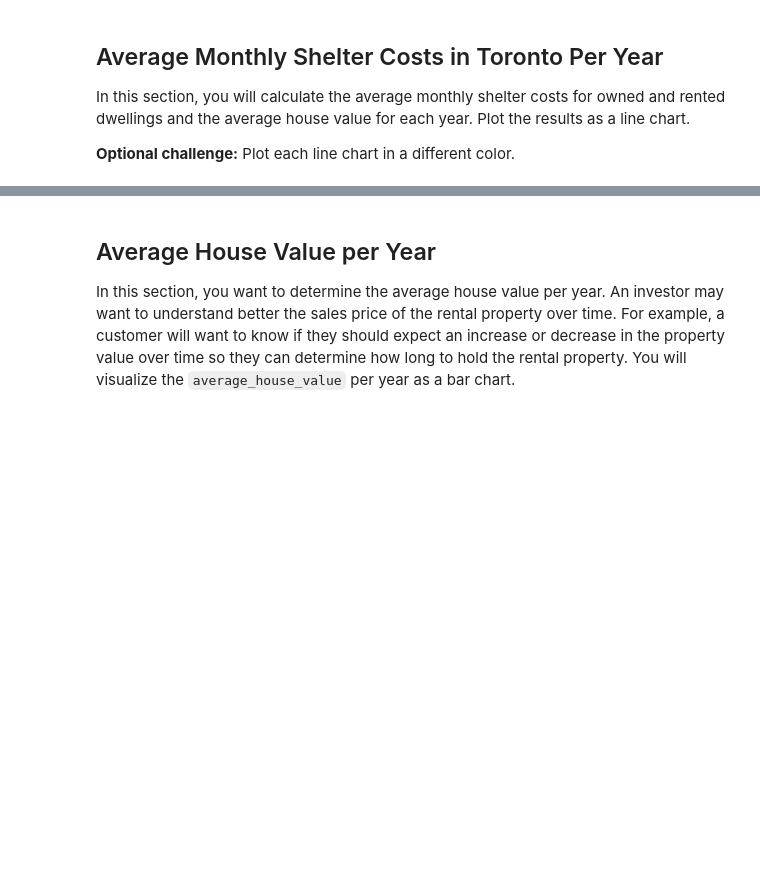
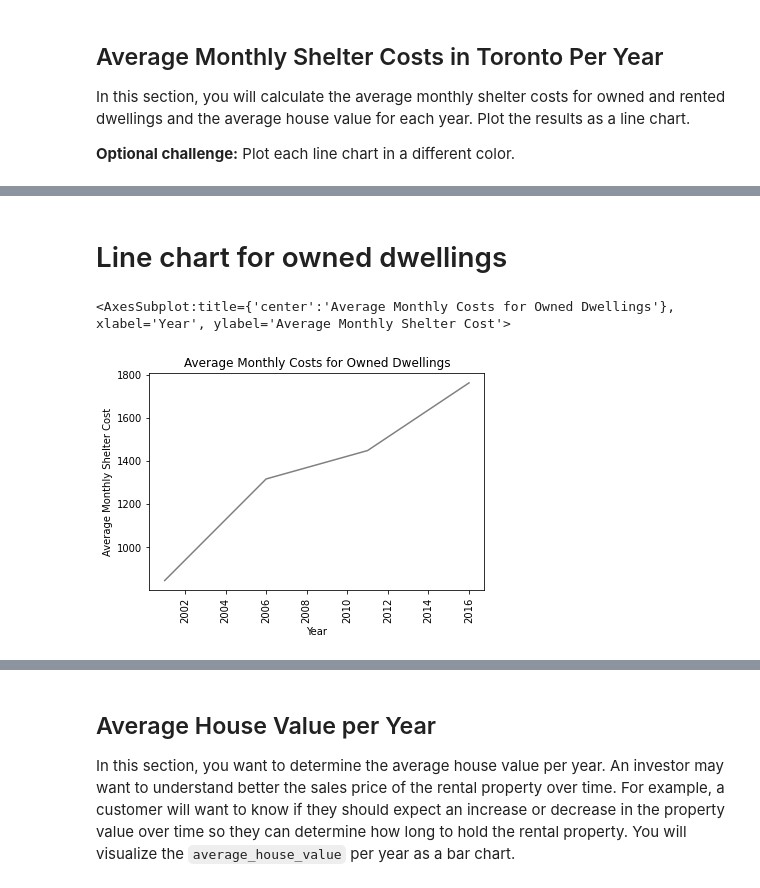
Before and after one commit to MoBerr/Pythonic_Monopoly, a Jupyter notebook: Starter_Code/rental_analysis.ipynb, the cells around one changed output, grey strips where cells are left out. Drawn from its saved outputs; the diff is of its cells as text; code cells hidden in the pictures; blank space fills up the shorter version.

```diff
--- a/Starter_Code/rental_analysis.ipynb
+++ b/Starter_Code/rental_analysis.ipynb
@@ -115,4 +122,5 @@ In this section, you will calculate the average monthly shelter costs for owned
 **Optional challenge:** Plot each line chart in a different color.
 # %%
 # Calculate the average monthly shelter costs for owned and rented dwellings
-shelter_cost_df = to_data.iloc[:, -2]
+shelter_cost_df = to_data.iloc[:, -2:]
+shelter_cost_df.head()
@@ -136,0 +146,12 @@ TypeError: create_line_chart() missing 5 required positional arguments: 'data',
+# %%
+owned_average_df=shelter_cost_df["shelter_costs_owned"].groupby([to_data.index]).mean()
+
+rented_average_df=shelter_cost_df["shelter_costs_rented"].groupby([to_data.index]).mean()
+# %% [markdown]
+# Line chart for owned dwellings
+# %%
+line_chart_owned_dwellings = create_line_chart(owned_average_df,"Average Monthly Costs for Owned Dwellings", "Year", "Average Monthly Shelter Cost","Grey")
+line_chart_owned_dwellings
+# %% [output]
+<AxesSubplot:title={'center':'Average Monthly Costs for Owned Dwellings'}, xlabel='Year', ylabel='Average Monthly Shelter Cost'>
+[figure, added]
```
Also changed, not shown: parts of 26 cells of this notebook, 1 other file.
